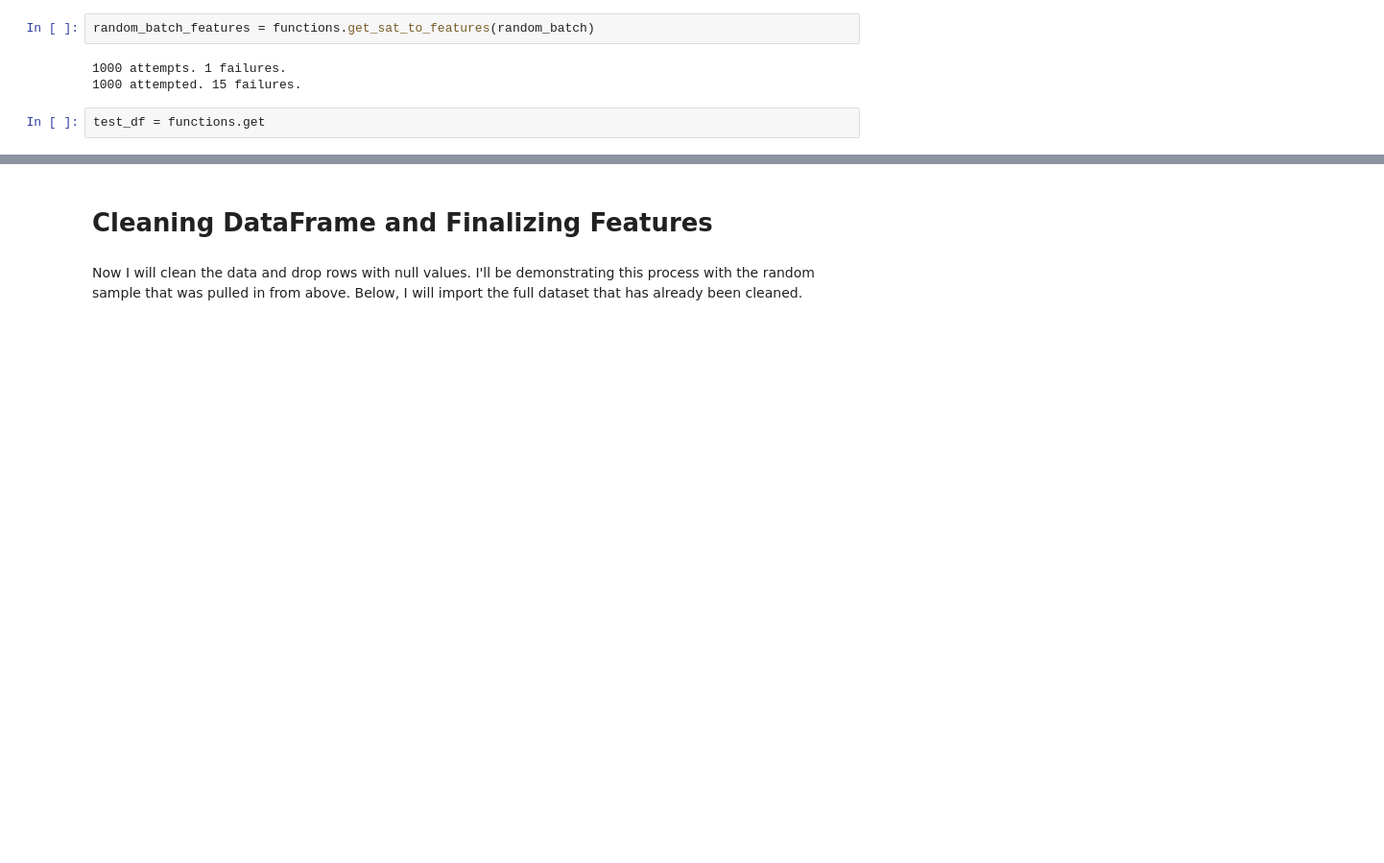
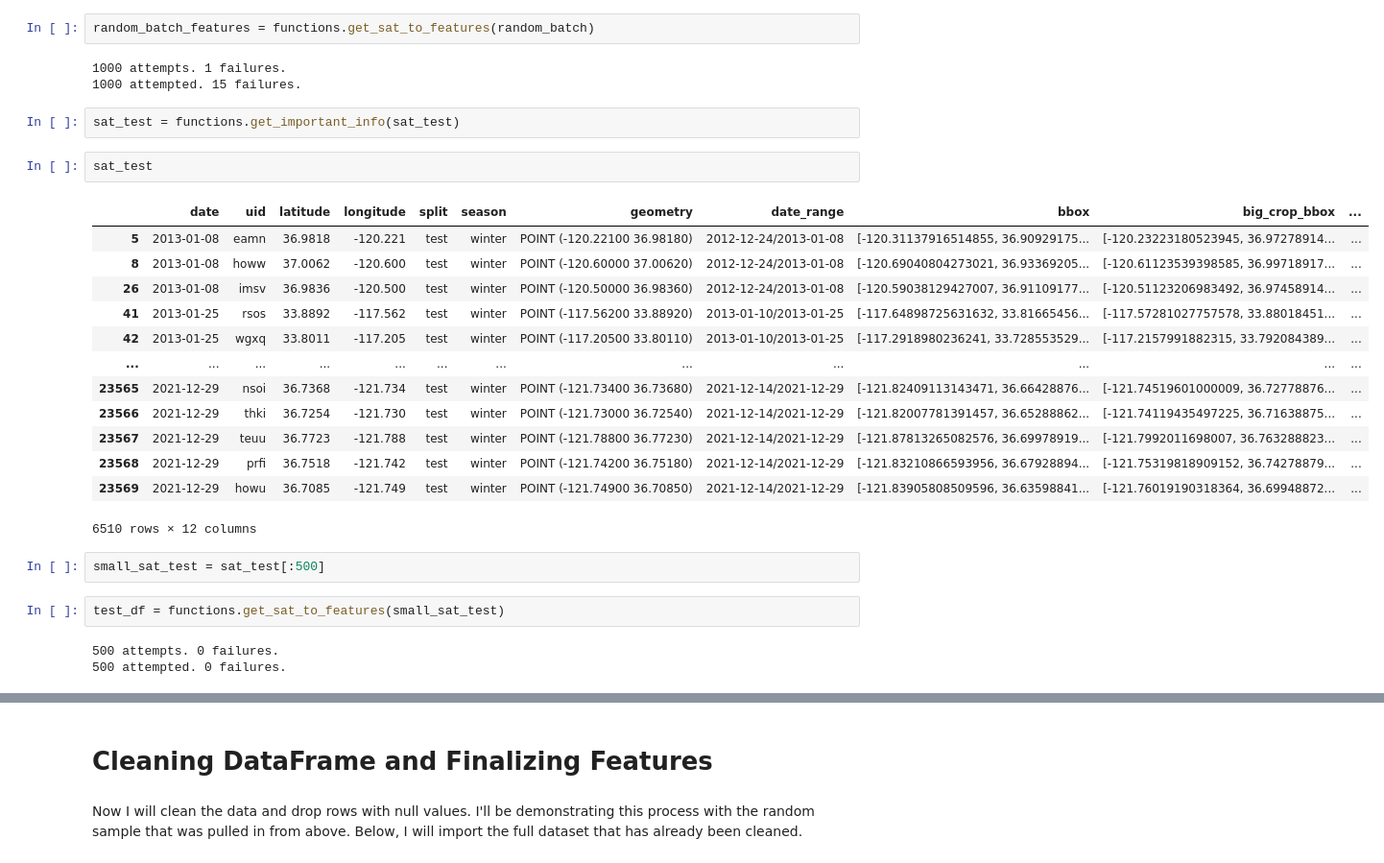
Before and after one commit to mduncan23/Predicting-Harmful-Algal-Blooms, a Jupyter notebook: best_notebook.ipynb, the cells around one changed output, grey strips where cells are left out. Shown at 96% size. Saved outputs shown, nothing was run; the diff lists cells and outputs as text; blank space fills up the shorter version.

Commit message:
trying to get test data

```diff
--- a/best_notebook.ipynb
+++ b/best_notebook.ipynb
@@ -1379,5 +1379,28 @@ random_batch_features = functions.get_sat_to_features(random_batch)
 # %% [output]
 1000 attempts. 1 failures.
 1000 attempted. 15 failures.
+# %%
+sat_test = functions.get_important_info(sat_test)
+# %%
+sat_test
+# %% [output]
+|  | date | uid | latitude | longitude | split | season | geometry | date_range | bbox | big_crop_bbox | ... |
+| 5 | 2013-01-08 | eamn | 36.9818 | -120.221 | test | winter | POINT (-120.22100 36.98180) | 2012-12-24/2013-01-08 | [-120.31137916514855, 36.90929175... | [-120.23223180523945, 36.97278914... | ... |
+| 8 | 2013-01-08 | howw | 37.0062 | -120.600 | test | winter | POINT (-120.60000 37.00620) | 2012-12-24/2013-01-08 | [-120.69040804273021, 36.93369205... | [-120.61123539398585, 36.99718917... | ... |
+| 26 | 2013-01-08 | imsv | 36.9836 | -120.500 | test | winter | POINT (-120.50000 36.98360) | 2012-12-24/2013-01-08 | [-120.59038129427007, 36.91109177... | [-120.51123206983492, 36.97458914... | ... |
+| 41 | 2013-01-25 | rsos | 33.8892 | -117.562 | test | winter | POINT (-117.56200 33.88920) | 2013-01-10/2013-01-25 | [-117.64898725631632, 33.81665456... | [-117.57281027757578, 33.88018451... | ... |
+| 42 | 2013-01-25 | wgxq | 33.8011 | -117.205 | test | winter | POINT (-117.20500 33.80110) | 2013-01-10/2013-01-25 | [-117.2918980236241, 33.728553529... | [-117.2157991882315, 33.792084389... | ... |
+| ... | ... | ... | ... | ... | ... | ... | ... | ... | ... | ... | ... |
+| 23565 | 2021-12-29 | nsoi | 36.7368 | -121.734 | test | winter | POINT (-121.73400 36.73680) | 2021-12-14/2021-12-29 | [-121.82409113143471, 36.66428876... | [-121.74519601000009, 36.72778876... | ... |
+| 23566 | 2021-12-29 | thki | 36.7254 | -121.730 | test | winter | POINT (-121.73000 36.72540) | 2021-12-14/2021-12-29 | [-121.82007781391457, 36.65288862... | [-121.74119435497225, 36.71638875... | ... |
+| 23567 | 2021-12-29 | teuu | 36.7723 | -121.788 | test | winter | POINT (-121.78800 36.77230) | 2021-12-14/2021-12-29 | [-121.87813265082576, 36.69978919... | [-121.7992011698007, 36.763288823... | ... |
+| 23568 | 2021-12-29 | prfi | 36.7518 | -121.742 | test | winter | POINT (-121.74200 36.75180) | 2021-12-14/2021-12-29 | [-121.83210866593956, 36.67928894... | [-121.75319818909152, 36.74278879... | ... |
+| 23569 | 2021-12-29 | howu | 36.7085 | -121.749 | test | winter | POINT (-121.74900 36.70850) | 2021-12-14/2021-12-29 | [-121.83905808509596, 36.63598841... | [-121.76019190318364, 36.69948872... | ... |
+6510 rows × 12 columns
+# %%
+small_sat_test = sat_test[:500]
 # %%
-test_df = functions.get
+test_df = functions.get_sat_to_features(small_sat_test)
+# %% [output]
+500 attempts. 0 failures.
+500 attempted. 0 failures.
```
Also changed, not shown: parts of 2 cells of this notebook, 2 other files.
